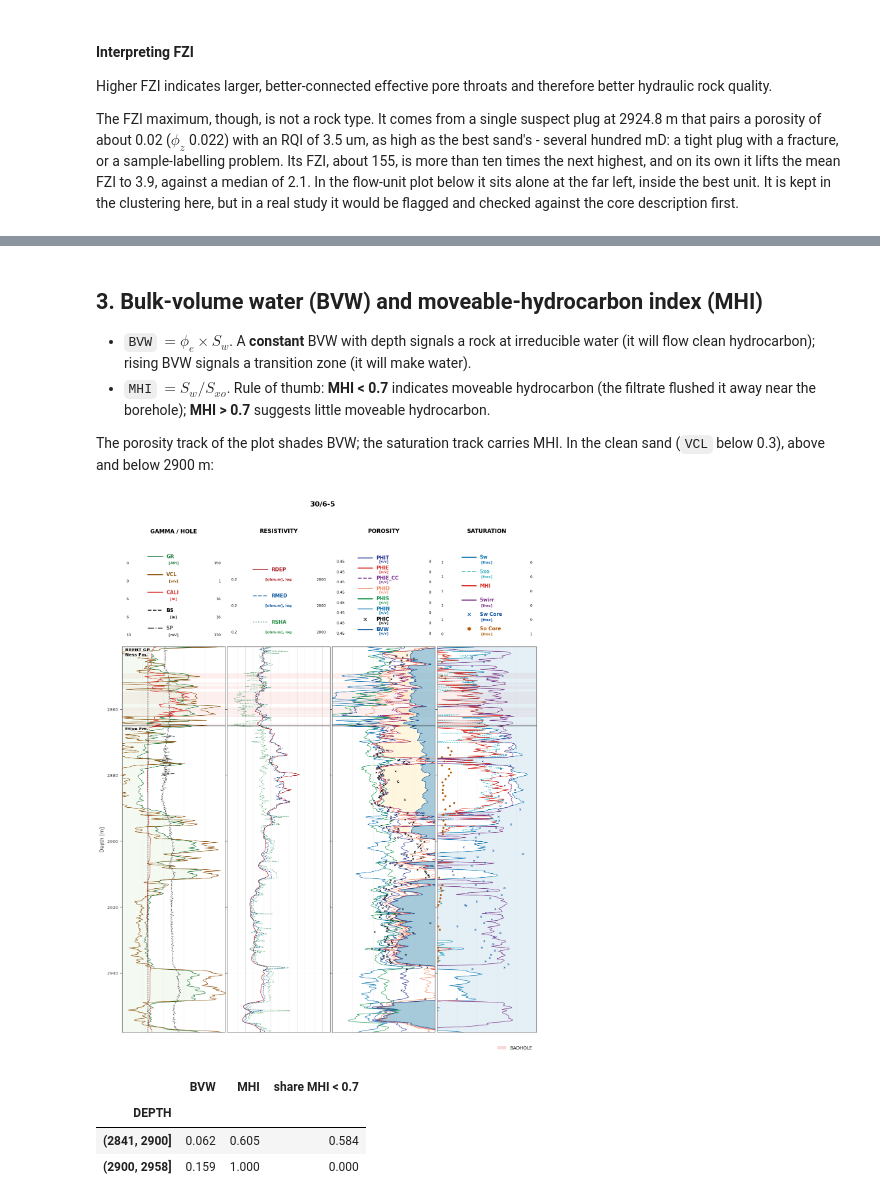
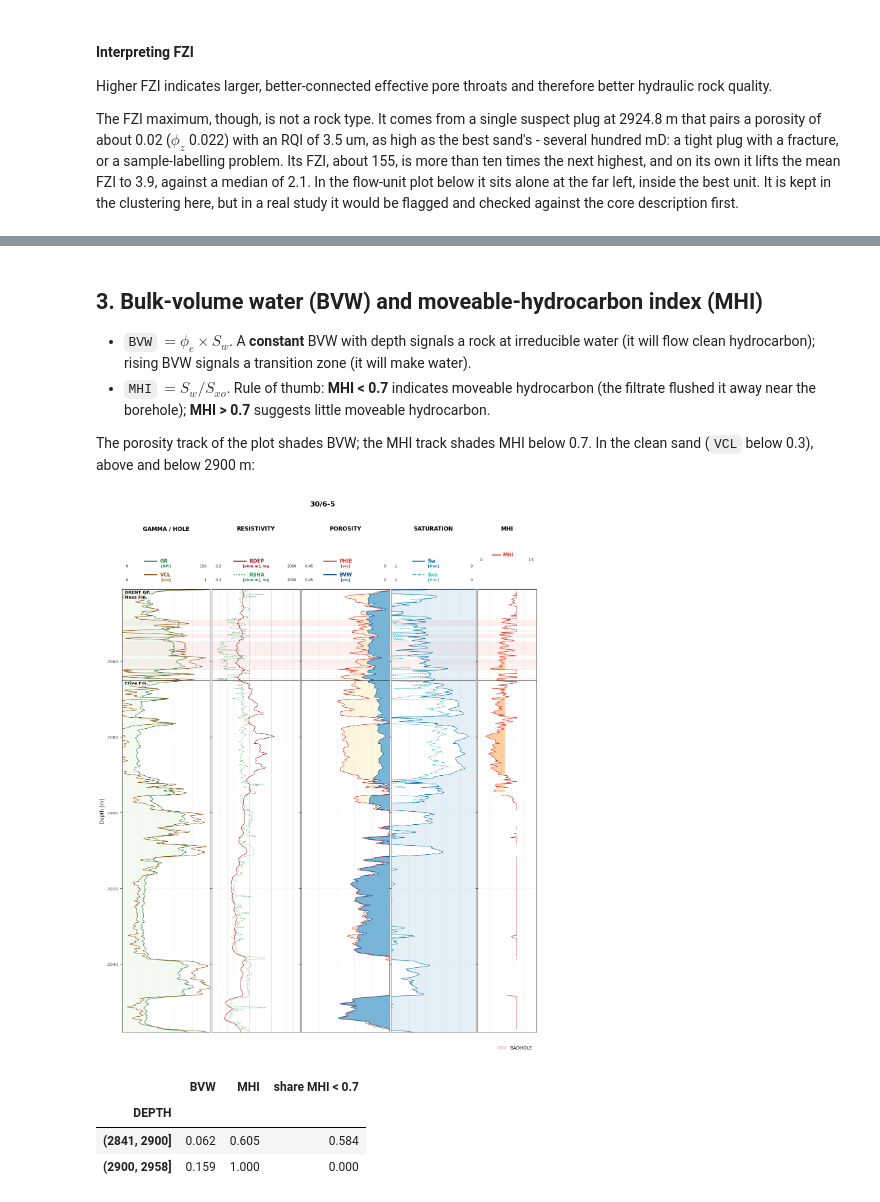
Before and after one commit to sambalshikhar/petrophys, a Jupyter notebook: examples/part_a_foundations/09_reservoir_quality_and_net_pay.ipynb, the cells around one changed output, grey strips where cells are left out. Drawn from its saved outputs; the diff is of its cells as text; code cells hidden in the pictures.

```diff
--- a/examples/part_a_foundations/09_reservoir_quality_and_net_pay.ipynb
+++ b/examples/part_a_foundations/09_reservoir_quality_and_net_pay.ipynb
@@ -178,12 +182,13 @@ units.summary().round(2)
   hydrocarbon (the filtrate flushed it away near the borehole); **MHI > 0.7**
   suggests little moveable hydrocarbon.
 
-The porosity track of the plot shades BVW; the saturation track carries MHI. In the
+The porosity track of the plot shades BVW; the MHI track shades MHI below 0.7. In the
 clean sand (`VCL` below 0.3), above and below 2900 m:
 # %%
-pp.plot(result, top=2841, bottom=2958, tracks=["GAMMA / HOLE", "RESISTIVITY", "POROSITY", "SATURATION"])
+pp.plot(result, top=2841, bottom=2958,
+        curves=["GR", "VCL", "RDEP", "RSHA", "PHIE", "BVW", "SW", "SXO", "MHI"])
 # %% [output]
-[figure, old version]
+[figure, new version]
 # %%
 sand = result.well.to_dataframe().query(brent + " and VCL < 0.3")
 above = pd.cut(sand["DEPTH"], [2841, 2900, 2958])
```
Also changed, not shown: parts of 4 cells of this notebook, 51 other files.
